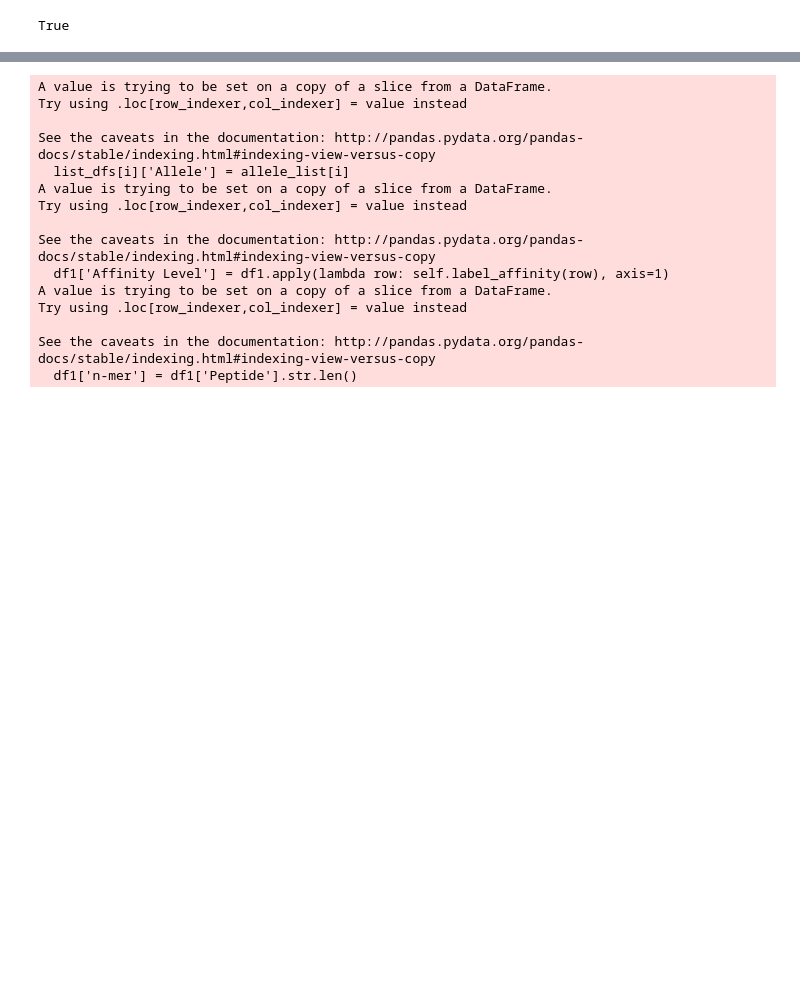
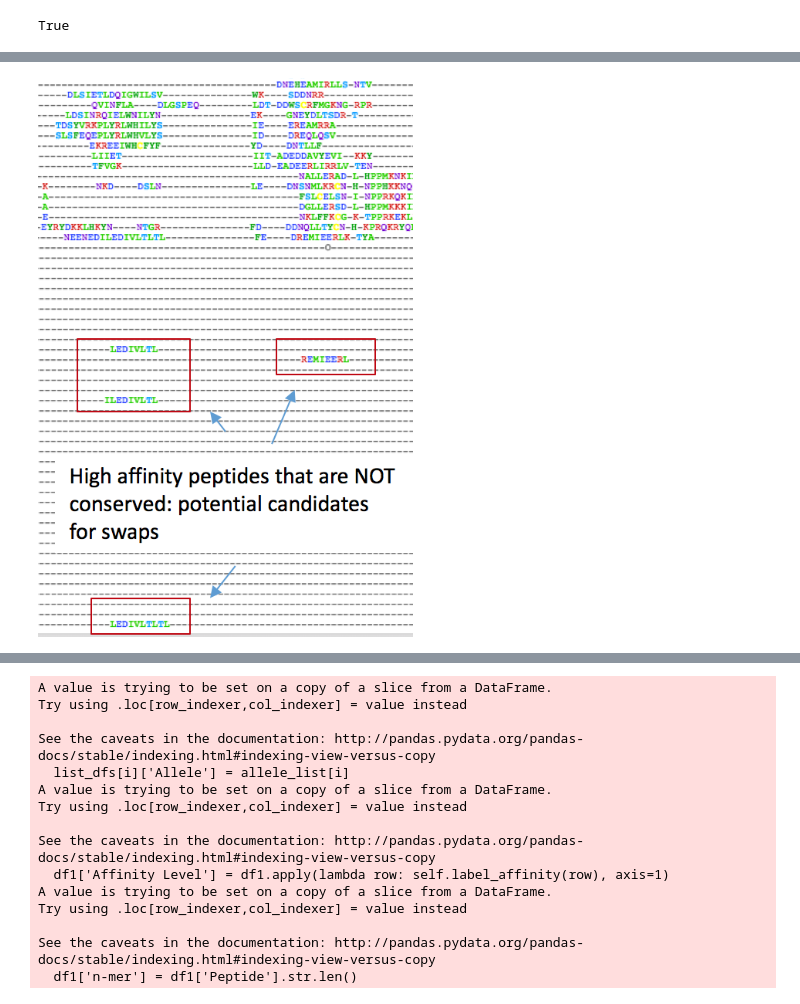
Before and after one commit to carlomazzaferro/neoantigen, a Jupyter notebook: antigen_discovery/Immune Stealth MultiProt Analysis From Prot List UPDATED SCIKIT CONS.ipynb, the cells around one changed output, grey strips where cells are left out. Drawn from its saved outputs; the diff is of its cells as text; code cells hidden in the pictures; blank space fills up the shorter version.

```diff
--- a/antigen_discovery/Immune Stealth MultiProt Analysis From Prot List UPDATED SCIKIT CONS.ipynb
+++ b/antigen_discovery/Immune Stealth MultiProt Analysis From Prot List UPDATED SCIKIT CONS.ipynb
@@ -397,0 +372,4 @@ array([ 0.59785947,  1.        ,  0.45901451,  0.40179363,  0.87234284,
+# %%
+Image("/Users/carlomazzaferro/Desktop/Screen Shot 2016-09-19 at 4.23.53 PM.png")
+# %% [output]
+[figure, added]
```
Also changed, not shown: parts of 29 cells of this notebook, 1 other file.
